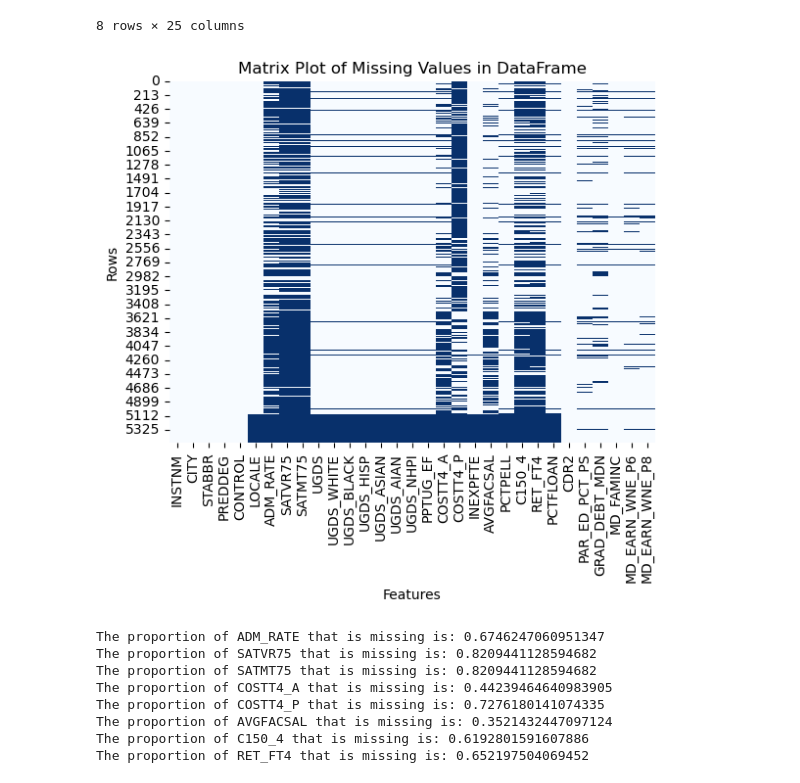
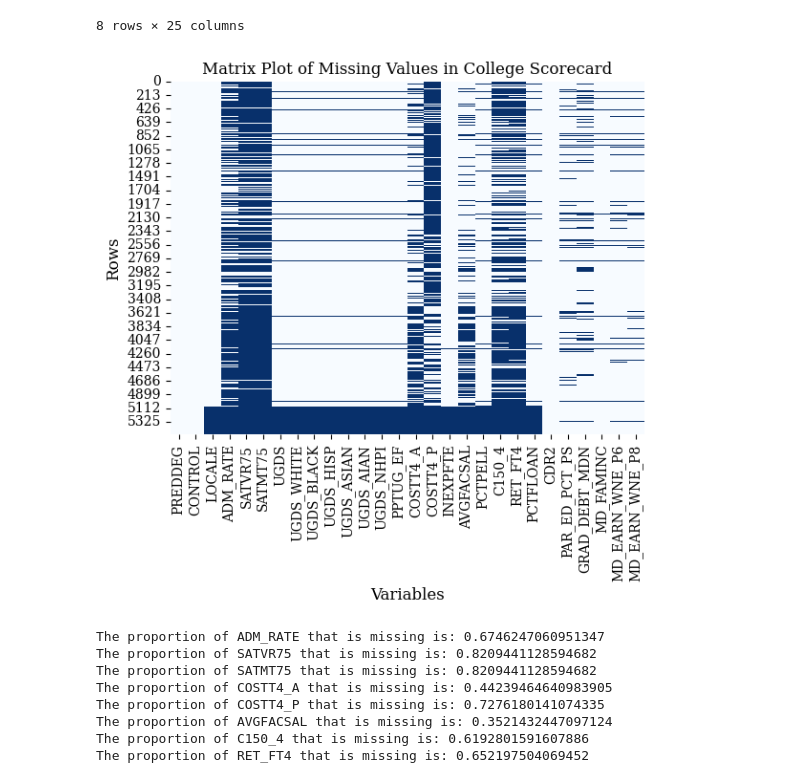
Before and after one commit to mcozean/econ-1680-machine-learning-project, a Jupyter notebook: Code/preprocessing.ipynb, the cells around one changed output. Saved outputs shown, nothing was run; the diff lists cells and outputs as text; code cells hidden in the pictures.

Commit message:
Update font on figures

```diff
--- a/Code/preprocessing.ipynb
+++ b/Code/preprocessing.ipynb
@@ -19,11 +19,11 @@ output_path = "/Users/maxwellcozean/Desktop/ECON 1680/Machine Learning Project/O
 df = pd.read_csv(os.path.join(file_path,"Most-Recent-Cohorts-Institution.csv"),encoding='utf-8',low_memory=False)
 # %%
 # Define a list of features
-features = ['INSTNM','CITY','STABBR','PREDDEG','CONTROL','LOCALE','ADM_RATE',
-            'SATVR75','SATMT75','UGDS','UGDS_WHITE','UGDS_BLACK','UGDS_HISP',
-            'UGDS_ASIAN','UGDS_AIAN','UGDS_NHPI','PPTUG_EF','COSTT4_A','COSTT4_P',
-            'INEXPFTE','AVGFACSAL','PCTPELL','C150_4','RET_FT4','PCTFLOAN','CDR2',
-            'PAR_ED_PCT_PS','GRAD_DEBT_MDN','MD_FAMINC','MD_EARN_WNE_P6','MD_EARN_WNE_P8']
+features = ['PREDDEG','CONTROL','LOCALE','ADM_RATE','SATVR75','SATMT75','UGDS',
+            'UGDS_WHITE','UGDS_BLACK','UGDS_HISP','UGDS_ASIAN','UGDS_AIAN','UGDS_NHPI',
+            'PPTUG_EF','COSTT4_A','COSTT4_P','INEXPFTE','AVGFACSAL','PCTPELL','C150_4',
+            'RET_FT4','PCTFLOAN','CDR2','PAR_ED_PCT_PS','GRAD_DEBT_MDN','MD_FAMINC',
+            'MD_EARN_WNE_P6','MD_EARN_WNE_P8']
 
 # Keep only the features defined above
 df = df.filter(features)
@@ -31,8 +31,6 @@ df = df.filter(features)
 # Drop null values of CDR2 (outcome of interest)
 df = df.dropna(subset=['CDR2']).reset_index(drop=True)
 
-# Drop
-
 # Generate preliminary summary statistics
 df.describe()
 # %% [output]
@@ -49,26 +47,29 @@ df.describe()
 # %%
 # Replace privacy suppressed values as null
 df.replace('PS', np.nan, inplace=True)
 
-# Generate heatmap of missingness within dataset
+# Set font to computer modern
+plt.rcParams['font.family'] = 'serif'
+
+# Generate new heatmap of missingness within dataset
 sns.heatmap(df.isnull(), cmap='Blues', cbar=False)
 
 # Add title to plot
-plt.title('Matrix Plot of Missing Values in DataFrame')
+plt.title('Matrix Plot of Missing Values in College Scorecard')
 
 # Add x-axis label to plot
-plt.xlabel('Features')
+plt.xlabel('Variables',fontsize=12)
 
 # Add y-axis label to plot
-plt.ylabel('Rows')
+plt.ylabel('Rows',fontsize=12)
 
 # Save figure in output path
 plt.savefig(os.path.join(output_path,"missingness_matrix.png"))
 
 # Show plot
 plt.show()
 # %% [output]
-[figure, old version]
+[figure, new version]
 # %%
 # Define a list of variables to calculate the proportion missing (appear to have majority missing)
 variables = ['ADM_RATE','SATVR75','SATMT75','COSTT4_A','COSTT4_P','AVGFACSAL','C150_4','RET_FT4']
```
Also changed, not shown: parts of 5 cells of this notebook, 7 other files.
